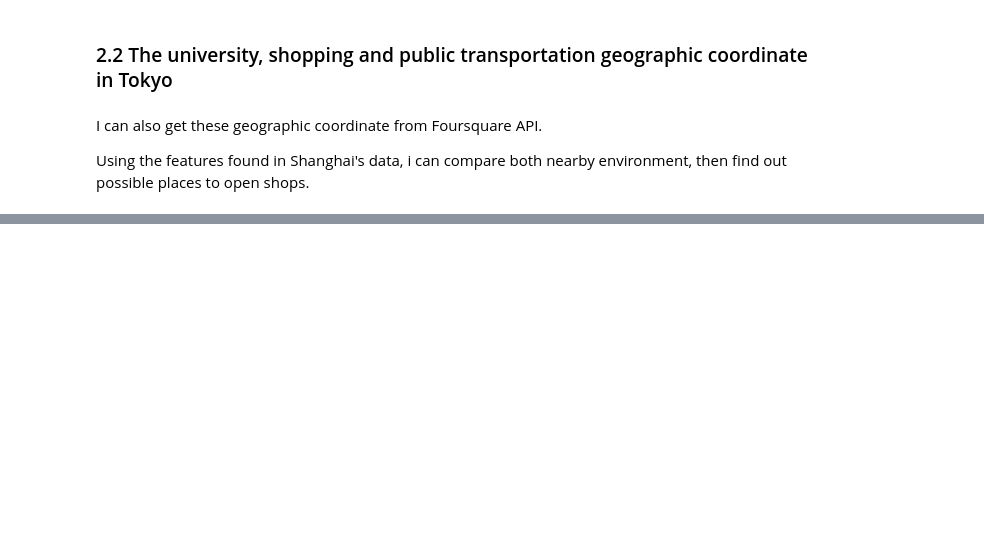
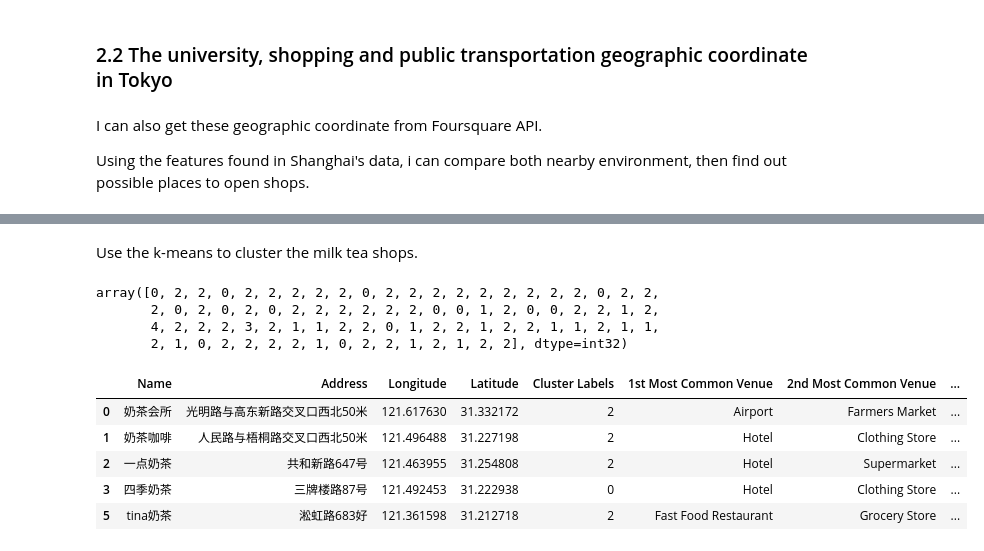
Before and after one commit to DingXu96/The-Battle-of-Neighborhoods, a Jupyter notebook: The Battle of Neighborhoods.ipynb, the cells around one changed output, grey strips where cells are left out. Cells and saved outputs as stored; diff of their text form; code cells hidden in the pictures; blank space fills up the shorter version.

```diff
--- a/The Battle of Neighborhoods.ipynb
+++ b/The Battle of Neighborhoods.ipynb
@@ -25,0 +247,2 @@ Using the features found in Shanghai's data, i can compare both nearby environme
+# %% [markdown]
+Use the k-means to cluster the milk tea shops.
@@ -25,0 +251,35 @@ Using the features found in Shanghai's data, i can compare both nearby environme
+# %%
+# set number of clusters
+kclusters = 5
+
+milkteashop_grouped_clustering = milkteashop_grouped.drop('Name', 1)
+
+# run k-means clustering
+kmeans = KMeans(n_clusters=kclusters, random_state=3).fit(milkteashop_grouped_clustering)
+
+# check cluster labels generated for each row in the dataframe
+kmeans.labels_
+# %% [output]
+array([0, 2, 2, 0, 2, 2, 2, 2, 2, 0, 2, 2, 2, 2, 2, 2, 2, 2, 2, 0, 2, 2,
+       2, 0, 2, 0, 2, 0, 2, 2, 2, 2, 2, 2, 0, 0, 1, 2, 0, 0, 2, 2, 1, 2,
+       4, 2, 2, 2, 3, 2, 1, 1, 2, 2, 0, 1, 2, 2, 1, 2, 2, 1, 1, 2, 1, 1,
+       2, 1, 0, 2, 2, 2, 2, 1, 0, 2, 2, 1, 2, 1, 2, 2], dtype=int32)
+# %%
+name_venues_sorted.insert(0, 'Cluster Labels', kmeans.labels_)
+
+milkteashop_merged = df_milktea_shop
+
+milkteashop_merged = milkteashop_merged.join(name_venues_sorted.set_index('Name'), on='Name')
+
+milkteashop_merged = milkteashop_merged.dropna(axis=0,how='any')
+
+milkteashop_merged['Cluster Labels'] = milkteashop_merged['Cluster Labels'].astype('int')
+
+milkteashop_merged.head()
+# %% [output]
+|  | Name | Address | Longitude | Latitude | Cluster Labels | 1st Most Common Venue | 2nd Most Common Venue | ... |
+| 0 | 奶茶会所 | 光明路与高东新路交叉口西北50米 | 121.617630 | 31.332172 | 2 | Airport | Farmers Market | ... |
+| 1 | 奶茶咖啡 | 人民路与梧桐路交叉口西北50米 | 121.496488 | 31.227198 | 2 | Hotel | Clothing Store | ... |
+| 2 | 一点奶茶 | 共和新路647号 | 121.463955 | 31.254808 | 2 | Hotel | Supermarket | ... |
+| 3 | 四季奶茶 | 三牌楼路87号 | 121.492453 | 31.222938 | 0 | Hotel | Clothing Store | ... |
+| 5 | tina奶茶 | 淞虹路683好 | 121.361598 | 31.212718 | 2 | Fast Food Restaurant | Grocery Store | ... |
```
Also changed, not shown: parts of 37 cells of this notebook.
